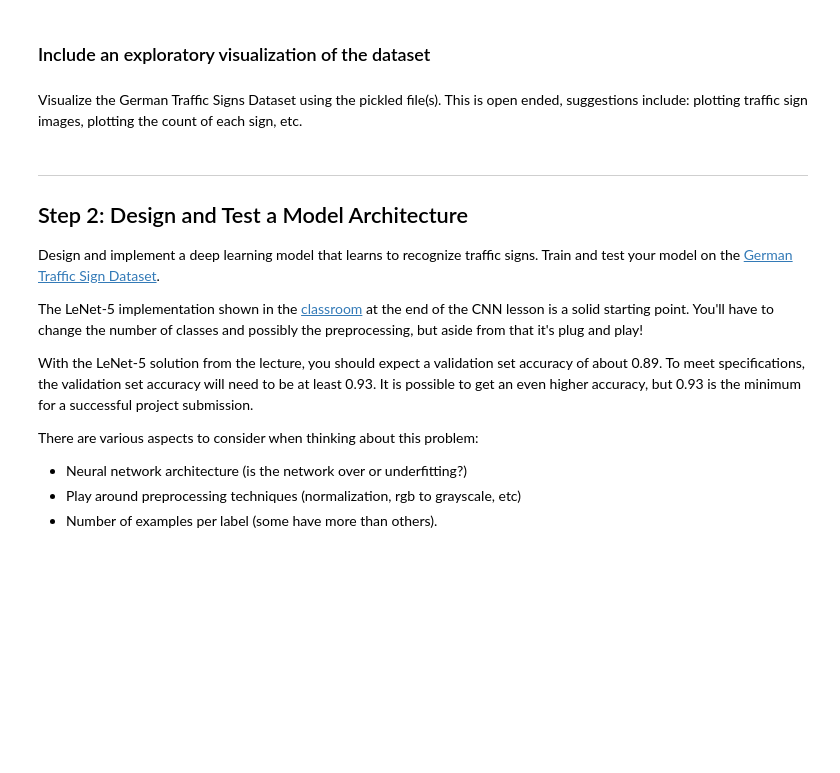
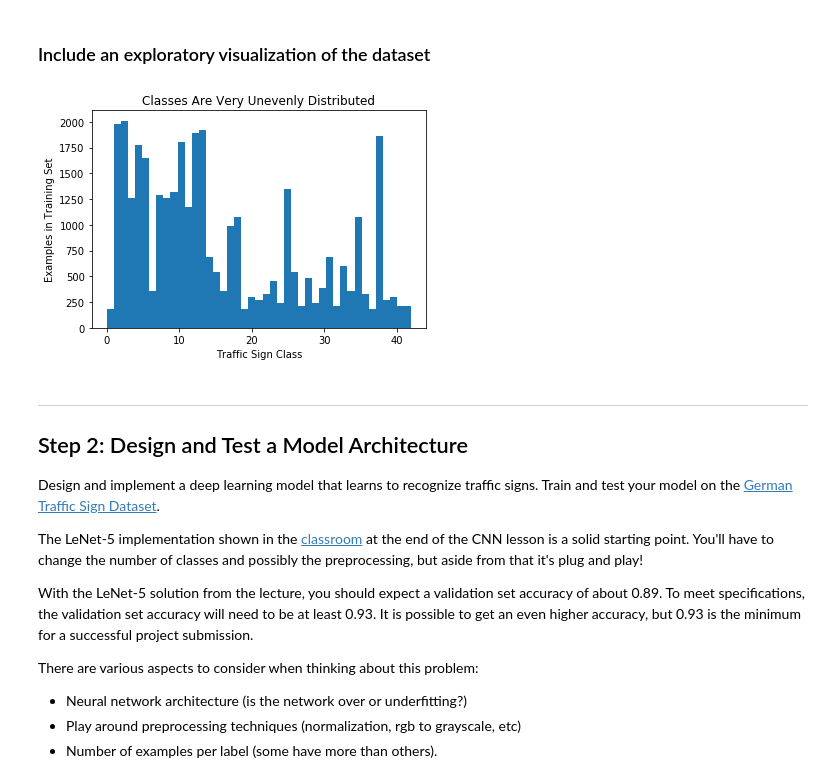
Before and after one commit to liamondrop/traffic-sign-classifier, a Jupyter notebook: Traffic_Sign_Classifier.ipynb, the cells around one changed output. Drawn from its saved outputs; the diff is of its cells as text; code cells hidden in the pictures; blank space fills up the shorter version.

```diff
--- a/Traffic_Sign_Classifier.ipynb
+++ b/Traffic_Sign_Classifier.ipynb
@@ -69,13 +74,13 @@ print("Number of classes =", n_classes)
 # %% [markdown]
 ### Include an exploratory visualization of the dataset
-# %% [markdown]
-Visualize the German Traffic Signs Dataset using the pickled file(s). This is open ended, suggestions include: plotting traffic sign images, plotting the count of each sign, etc.
 # %%
 n, bins, patches = plt.hist(y_train, 43, histtype='bar')
-plt.title("Traffic Sign Class Distribution")
+plt.title("Classes Are Very Unevenly Distributed")
 plt.xlabel("Traffic Sign Class")
 plt.ylabel("Examples in Training Set")
 plt.show()
+# %% [output]
+[figure, added]
 # %%
 import csv
 class_labels = {}
```
Also changed, not shown: parts of 12 cells of this notebook.
